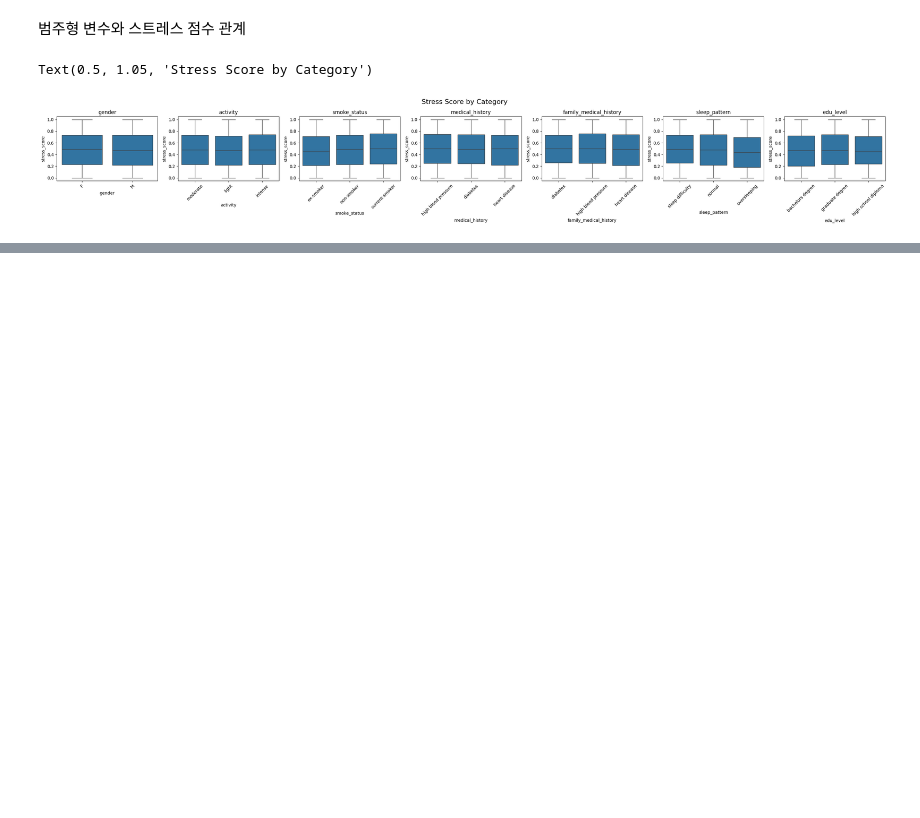
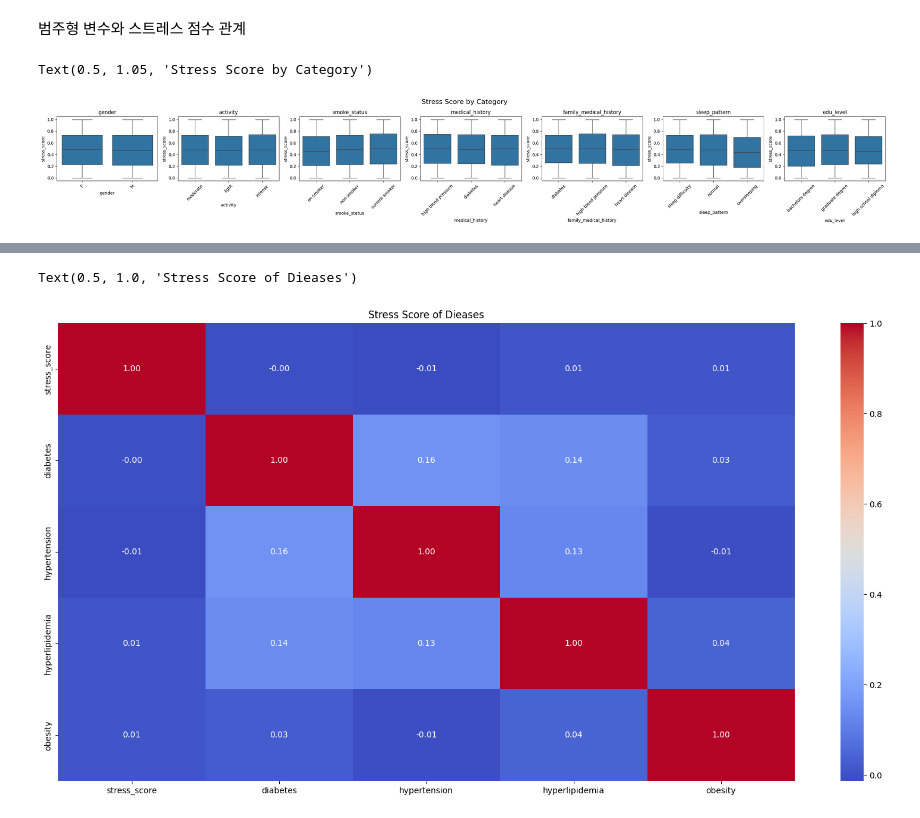
Before and after one commit to moonhimchan/data_analyst_project, a Jupyter notebook: dacon/데이콘 Basic 스트레스 지수 예측/submit/submit01.ipynb, the cells around one changed output, grey strips where cells are left out. Cells and saved outputs as stored; diff of their text form; code cells hidden in the pictures; blank space fills up the shorter version.

```diff
--- a/dacon/데이콘 Basic 스트레스 지수 예측/submit/submit01.ipynb
+++ b/dacon/데이콘 Basic 스트레스 지수 예측/submit/submit01.ipynb
@@ -156,0 +180,16 @@ Text(0.5, 1.05, 'Stress Score by Category')
+# %%
+train['diabetes'] = (train['glucose'] >= 126).astype(int)
+train['hypertension'] = ((train['systolic_blood_pressure'] >= 140) | (train['diastolic_blood_pressure'] >= 90)).astype(int)
+train['hyperlipidemia'] = (train['cholesterol'] >= 240).astype(int)
+train['bmi'] = (train['weight'] / (train['height']*0.01)**2)
+train['obesity'] = (train['bmi'] >= 30).astype(int)
+# %%
+cols = ['stress_score', 'diabetes', 'hypertension', 'hyperlipidemia', 'obesity']
+corr = train[cols].corr()
+
+plt.figure(figsize=(20, 10))
+sns.heatmap(corr, annot=True, cmap='coolwarm', fmt=".2f")
+plt.title("Stress Score of Dieases")
+# %% [output]
+Text(0.5, 1.0, 'Stress Score of Dieases')
+[figure, added]
```
Also changed, not shown: parts of 11 cells of this notebook, 7 other files.
